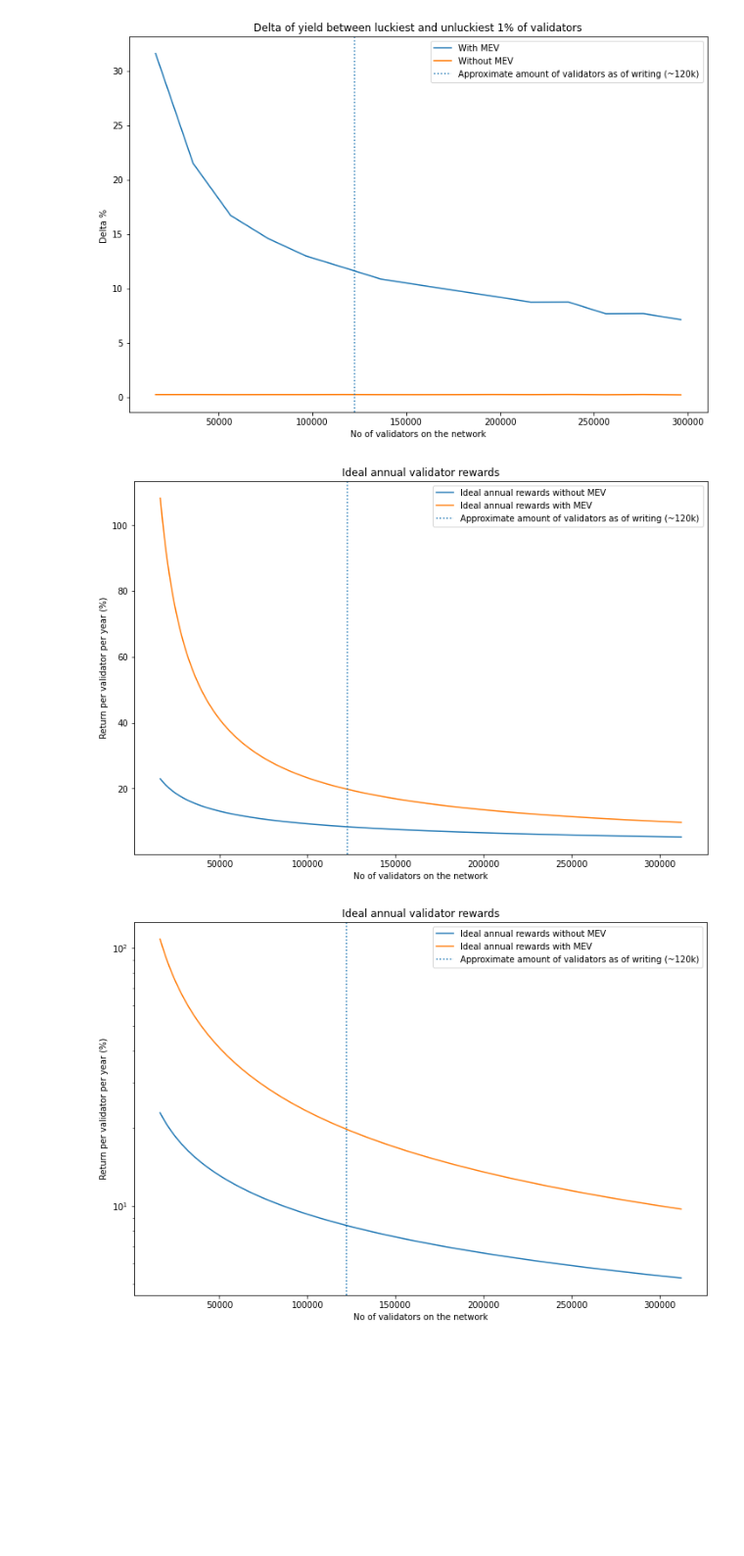
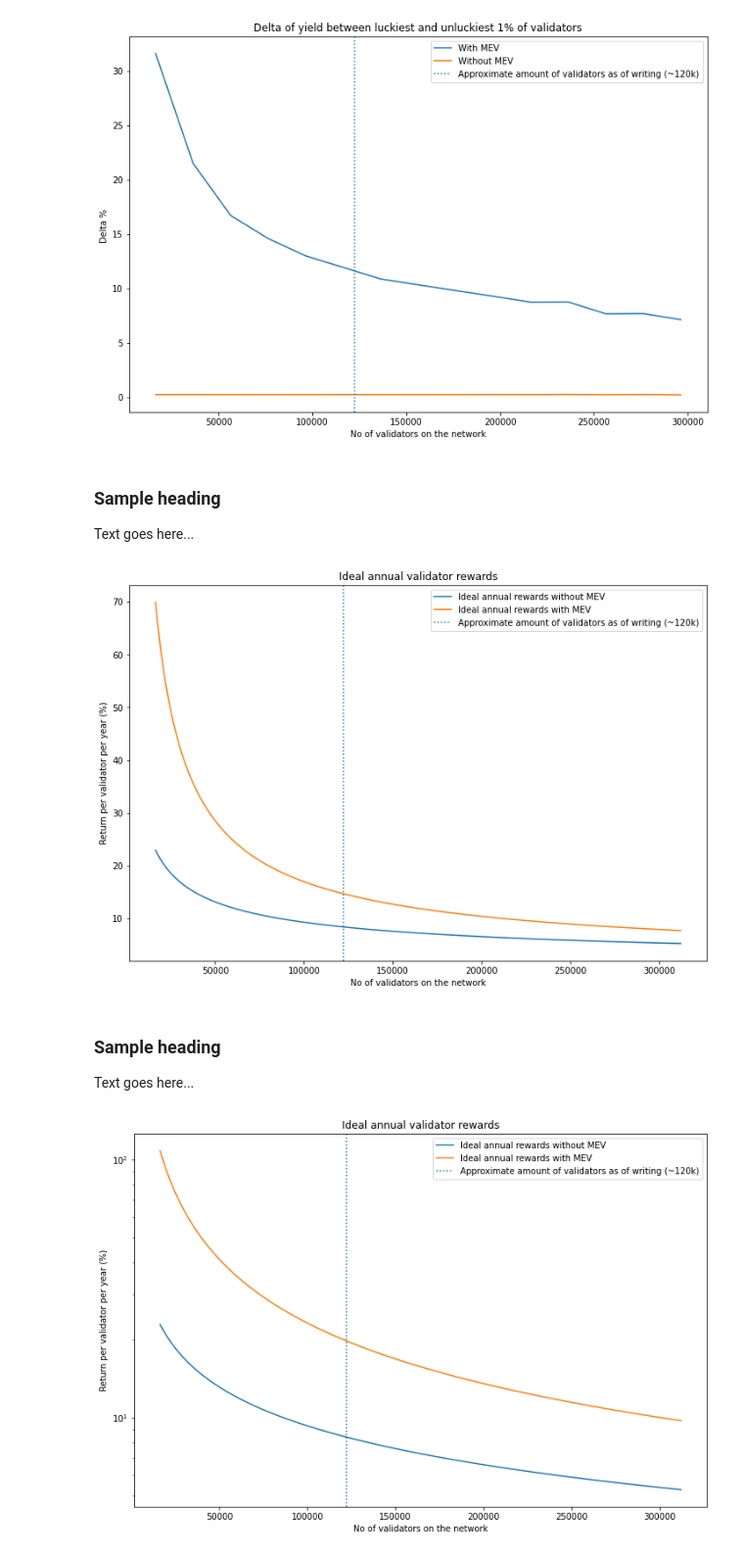
Before and after one commit to taarushv/eth2-mev-rewards, a Jupyter notebook: eth2-mev-calc.ipynb, the cells around one changed output. Shown: that part at 98% size. Saved outputs shown, nothing was run; the diff lists cells and outputs as text; code cells hidden in the pictures; blank space fills up the shorter version.

Commit message:
added text blocks + bundle frequency

```diff
--- a/eth2-mev-calc.ipynb
+++ b/eth2-mev-calc.ipynb
@@ -233,24 +253,30 @@ ax.set_title('Delta of yield between luckiest and unluckiest 1% of validators')
 leg = ax.legend()
 # %% [output]
 [figure]
+# %% [markdown]
+### Sample heading
+Text goes here...
 # %%
 # Ideal, with and without MEV
 
 n_validators = [n for n in range(lower_bound_for_active_staked_eth//32,int(upper_bound_for_active_staked_eth)//32,1000)] # get no of validators for the range 0.5M to 10M staked ETH, 3200 at a time
 ideal_reward = [(4 * annualised_base_reward(n)) for n in n_validators]
-ideal_reward_with_mev = [(4 * annualised_base_reward(n) +  avg_mev_reward_per_block * average_blocks_proposed_per_year(n)) for n in n_validators]
+ideal_reward_with_mev = [(4 * annualised_base_reward(n) +  (avg_mev_reward_per_block * average_blocks_proposed_per_year(n) * (block_selection_frequency_flashbots/100)) ) for n in n_validators]
 
 fig, ax = plt.subplots(figsize=(12, 8))
 
 ax.plot([n for n in n_validators], [100 * r / 32 for r in ideal_reward], label='Ideal annual rewards without MEV')
 ax.plot([n for n in n_validators], [100 * r / 32 for r in ideal_reward_with_mev], label='Ideal annual rewards with MEV')
 plt.axvline(x=validators_on_the_network_today, linestyle="dotted", label="Approximate amount of validators as of writing (~120k)")
 ax.set_xlabel('No of validators on the network')
 ax.set_ylabel('Return per validator per year (%)')
 ax.set_title('Ideal annual validator rewards')
 leg = ax.legend()
 # %% [output]
-[figure, old version]
+[figure, new version]
+# %% [markdown]
+### Sample heading
+Text goes here...
 # %%
 # Ideal, with and without MEV
 
```
Also changed, not shown: parts of 18 cells of this notebook, 1 other file.
